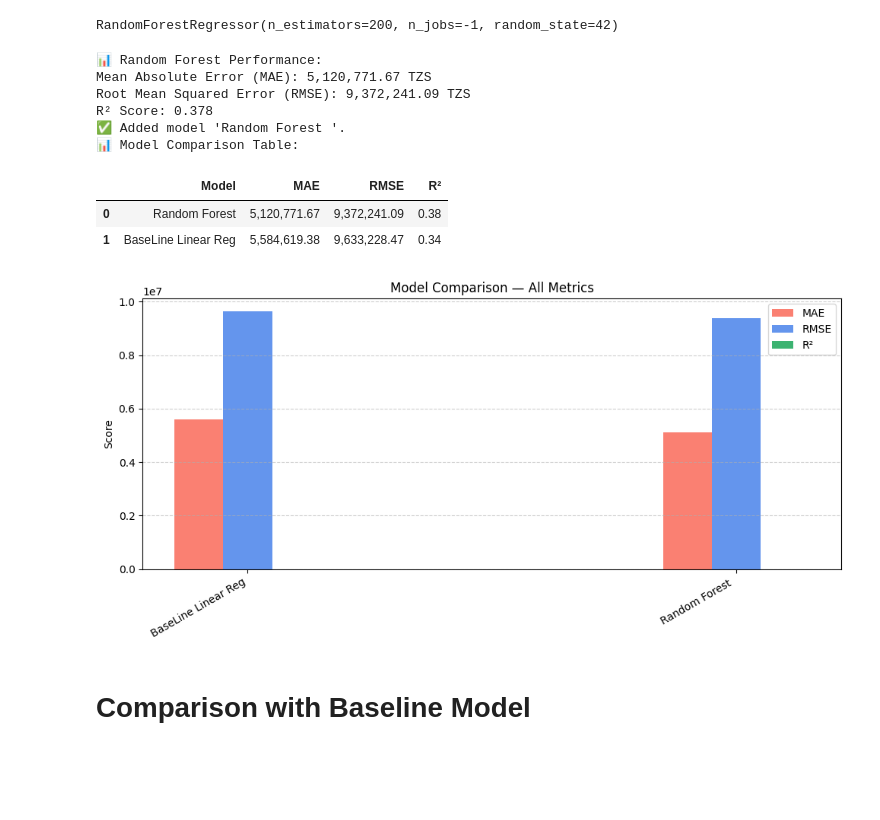
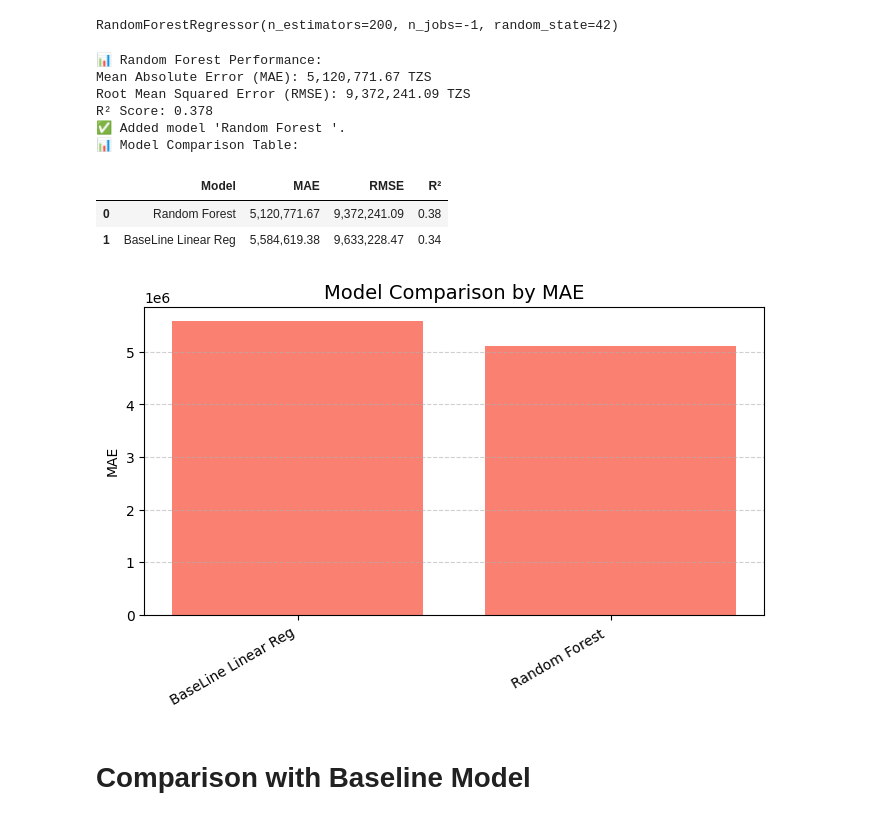
Before and after one commit to Karl-Johann-Jaekel/Machine-Learning-Project-Tourism, a Jupyter notebook: ML-Project.ipynb, the cells around one changed output. Saved outputs shown, nothing was run; the diff lists cells and outputs as text; code cells hidden in the pictures; blank space fills up the shorter version.

```diff
--- a/ML-Project.ipynb
+++ b/ML-Project.ipynb
@@ -1332,31 +1332,31 @@ RandomForestRegressor(n_estimators=200, n_jobs=-1, random_state=42)
 # %%
 # Make predictions on validation data
 y_pred = rf_model.predict(X_val)
 # Evaluate performance
 
 mae_rf = mean_absolute_error(y_val, y_pred)
 rmse_rf = np.sqrt(mean_squared_error(y_val, y_pred))
 r2_rf = r2_score(y_val, y_pred)
 
 print("📊 Random Forest Performance:")
 print(f"Mean Absolute Error (MAE): {mae_rf:,.2f} TZS")
 print(f"Root Mean Squared Error (RMSE): {rmse_rf:,.2f} TZS")
 print(f"R² Score: {r2_rf:.3f}")
 
 metrics.add("Random Forest ",mae_rf,rmse_rf,r2_rf)
 metrics.show()
-metrics.plot_all()
+metrics.plot_mae()
 # %% [output]
 📊 Random Forest Performance:
 Mean Absolute Error (MAE): 5,120,771.67 TZS
 Root Mean Squared Error (RMSE): 9,372,241.09 TZS
 R² Score: 0.378
 ✅ Added model 'Random Forest '.
 📊 Model Comparison Table:
 |  | Model | MAE | RMSE | R² |
 | 0 | Random Forest | 5,120,771.67 | 9,372,241.09 | 0.38 |
 | 1 | BaseLine Linear Reg | 5,584,619.38 | 9,633,228.47 | 0.34 |
-[figure, old version]
+[figure, new version]
 # %% [markdown]
 # Comparison with Baseline Model
 # %%
```
Also changed, not shown: parts of 4 cells of this notebook.
